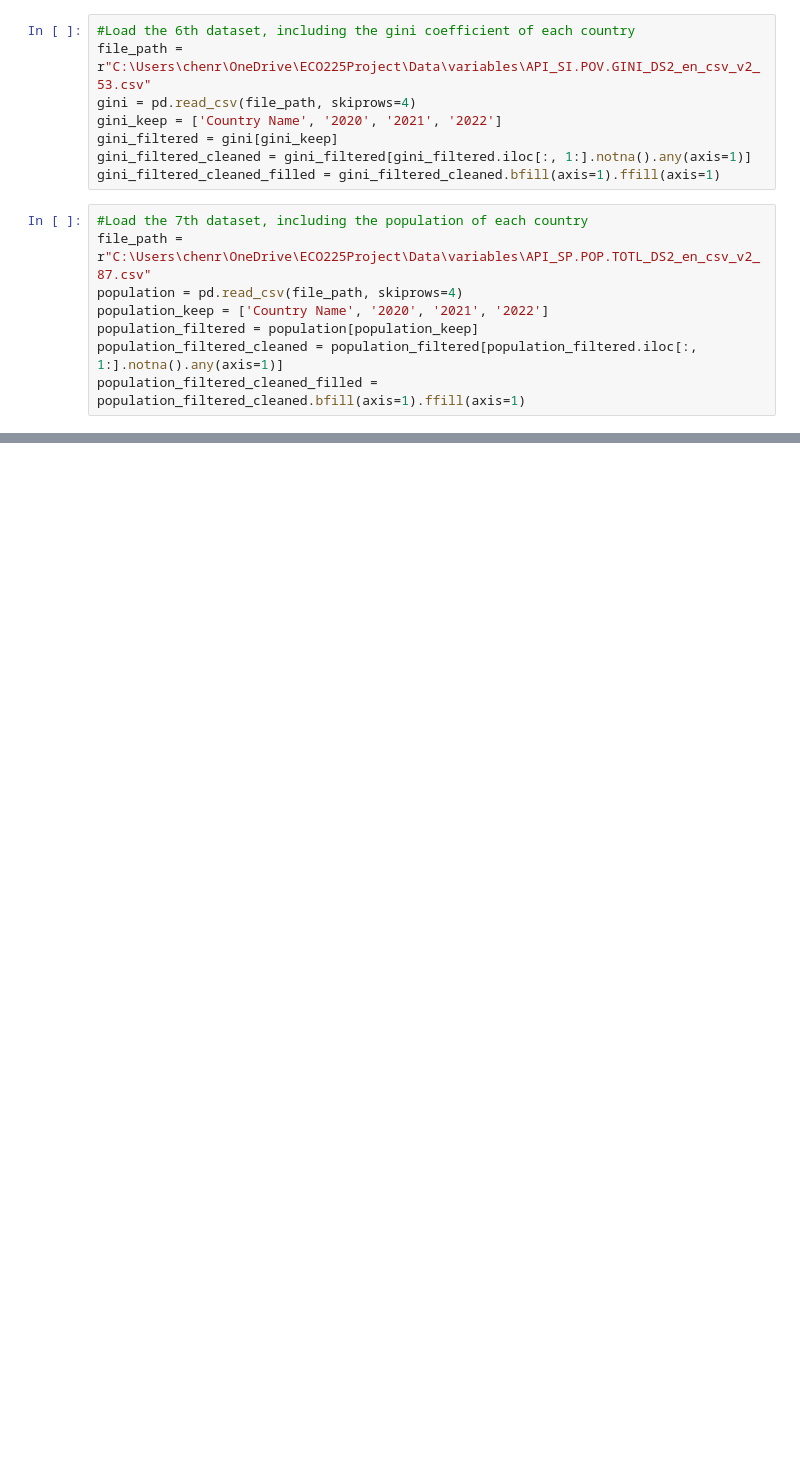
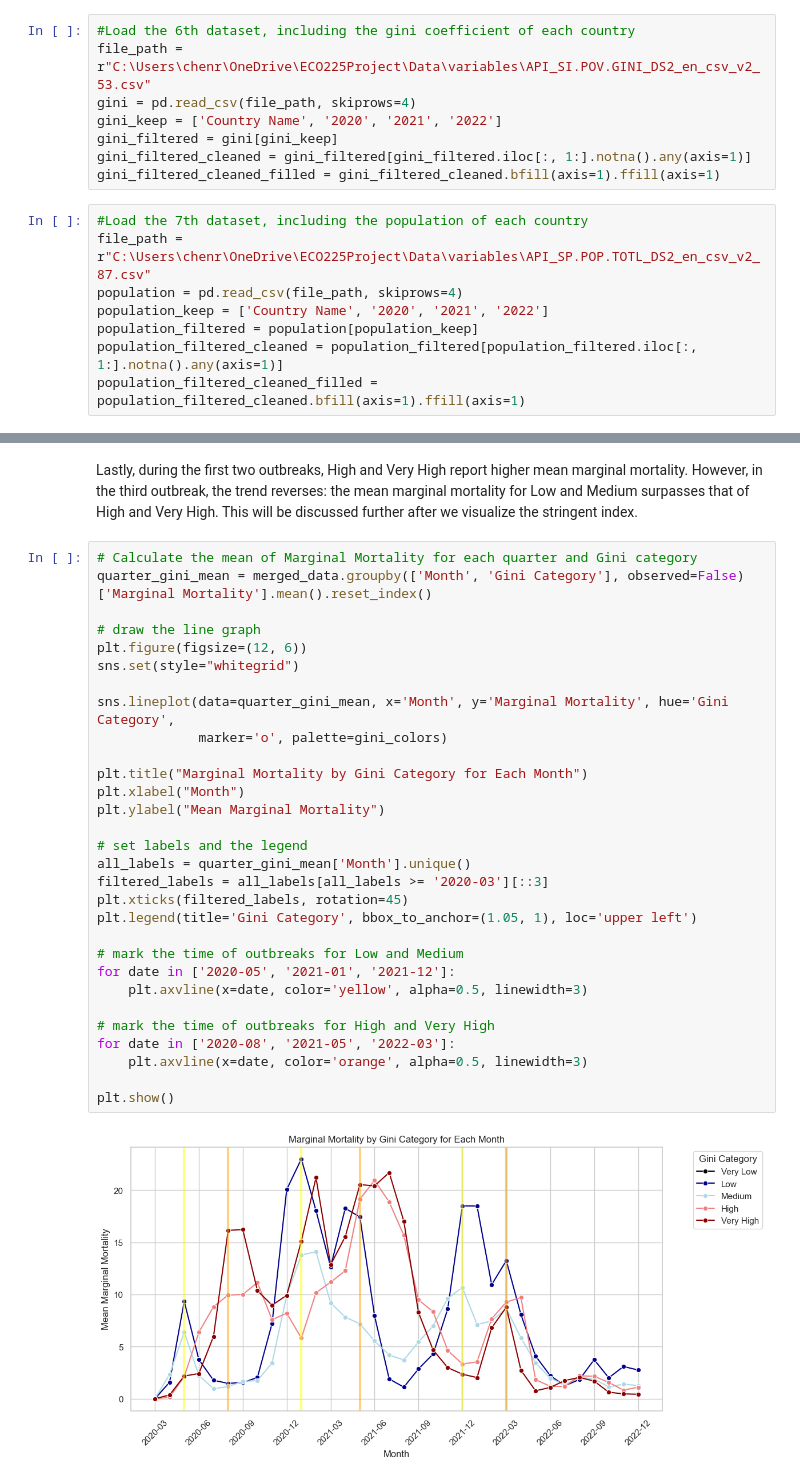
Before and after one commit to ECO225-W2025/eco225-project-code-RuofanChen3426, a Jupyter notebook: project_one.ipynb, the cells around one changed output, grey strips where cells are left out. Drawn from its saved outputs; the diff is of its cells as text; blank space fills up the shorter version.

```diff
--- a/project_one.ipynb
+++ b/project_one.ipynb
@@ -684,0 +356,34 @@ Although the visualization alone only shows that average income seems strongly c
+# %% [markdown]
+Lastly, during the first two outbreaks, High and Very High report higher mean marginal mortality. However, in the third outbreak, the trend reverses: the mean marginal mortality for Low and Medium surpasses that of High and Very High. This will be discussed further after we visualize the stringent index.
+# %%
+# Calculate the mean of Marginal Mortality for each quarter and Gini category
+quarter_gini_mean = merged_data.groupby(['Month', 'Gini Category'], observed=False)['Marginal Mortality'].mean().reset_index()
+
+# draw the line graph
+plt.figure(figsize=(12, 6))
+sns.set(style="whitegrid")
+
+sns.lineplot(data=quarter_gini_mean, x='Month', y='Marginal Mortality', hue='Gini Category',
+             marker='o', palette=gini_colors)
+
+plt.title("Marginal Mortality by Gini Category for Each Month")
+plt.xlabel("Month")
+plt.ylabel("Mean Marginal Mortality")
+
+# set labels and the legend
+all_labels = quarter_gini_mean['Month'].unique()
+filtered_labels = all_labels[all_labels >= '2020-03'][::3]
+plt.xticks(filtered_labels, rotation=45)
+plt.legend(title='Gini Category', bbox_to_anchor=(1.05, 1), loc='upper left')
+
+# mark the time of outbreaks for Low and Medium
+for date in ['2020-05', '2021-01', '2021-12']:
+    plt.axvline(x=date, color='yellow', alpha=0.5, linewidth=3)
+
+# mark the time of outbreaks for High and Very High
+for date in ['2020-08', '2021-05', '2022-03']:
+    plt.axvline(x=date, color='orange', alpha=0.5, linewidth=3)
+
+plt.show()
+# %% [output]
+[figure, added]
```
Also changed, not shown: parts of 149 cells of this notebook, 1 other file.
